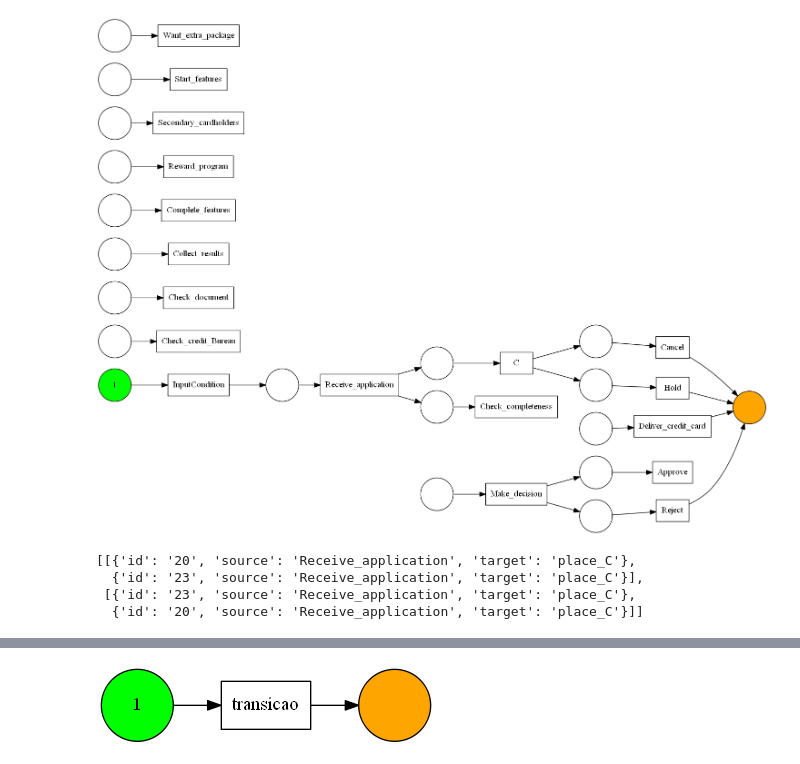
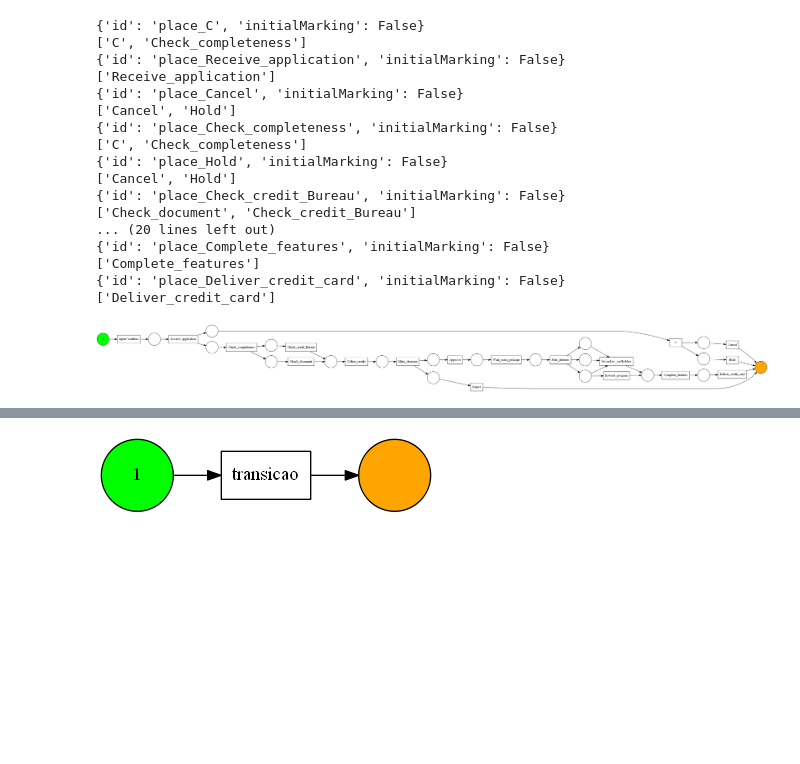
Before and after one commit to pedrogleta/yawl-to-pnml, a Jupyter notebook: yawl-to-petrinet.ipynb, the cells around one changed output, grey strips where cells are left out. Cells and saved outputs as stored; diff of their text form; code cells hidden in the pictures; blank space fills up the shorter version.

Commit message:
add or split, start rework on place-transition order

```diff
--- a/yawl-to-petrinet.ipynb
+++ b/yawl-to-petrinet.ipynb
@@ -153,6 +153,38 @@ for transition in transitions:
             arcs.append({'id': str(i), 'source': transition['id'], 'target': 'place_' + target})
             i += 1
 
+    if transition['split'] == 'and':
+        for target in transition['targets']:
+            arcs.append({'id': str(i), 'source': transition['id'], 'target': 'place_' + target})
+            i += 1
+
+    if transition['split'] == 'or':
+        nPlaces = 2 ** len(transition['targets']) - 1
+        transitionPlaces = []
+        for j in range(nPlaces):
+            placeName = 'place_' + transition['id'] + '_' + str(j)
+            place = {'id': placeName, 'initialMarking': False}
+            places.append(place)
+            arcs.append({'id': str(i), 'source': transition['id'], 'target': placeName})
+            i += 1
+            transition['targets'].append(placeName)
+
+            k = 0
+            for char in bin(j + 1)[2:]:
+                if char == '1':
+                    arcs.append({'id': str(i), 'source': placeName, 'target': transition['targets'][k]})
+                    i += 1
+                    for target in transitions:
+                        if target['id'] == transition['targets'][k]:
+                            break
+                    target['sources'].append(placeName)
+                k += 1
+            transitionPlaces.append(place)
+        transition['targets'] = []
+
+
+
+
 #Delete output transitions
 for transition in transitions:
     if transition['split'] == 'none' and len(transition['targets']) == 0:
@@ -169,43 +201,67 @@ for arc1 in arcs:
             if arc1['source'] == arc2['source'] and arc1['target'] == arc2['target']:
                 repeatedArcs.append(arc2)
                 arcsToIgnore.append(arc2)
-#Remove literal duplicates
-# repeatedArcs = [dict(t) for t in {tuple(d.items()) for d in repeatedArcs}]
 for arc in repeatedArcs:
     arcs.remove(arc)
+
+#Delete sourceless places
+for placeTransition in transitions:
+    for place in places:
+        if place['id'] == 'place_' + placeTransition['id']:
+            break
+
+    hasSource = False
+    for transition in transitions:
+        if placeTransition['id'] in transition['targets']:
+            hasSource = True
+
+    if not hasSource and not place['initialMarking']:
+        places.remove(place)
+
+
 
 
 # for transition in transitions:
 #     transitionID = transition['id']
 
 #     for element in yawl.allElements:
 #         if element.attrib['id'] == transitionID:
 #             break
 
 #     placeIDs = []
 
 #     flowsIntos = element.findall(xmlns + 'flowsInto')
 #     for flowsInto in flowsIntos:
 #         placeIDs.append('place_' + flowsInto.find(xmlns + 'nextElementRef').attrib['id'])
 
 
 #     for placeID in placeIDs:
 #         arcs.append({'id': str(i), 'source': transitionID, 'target': placeID})
 #         i += 1
 
 
 pnml = Pnml(places, transitions, arcs)
 pnml.writePnml('credit-card-demo.xml')
 
 net, initial_marking, final_marking = pnml_importer.apply('credit-card-demo.xml')
 gviz = pn_visualizer.apply(net, initial_marking, final_marking)
 pn_visualizer.view(gviz)
 # %% [output]
+{'id': 'place_C', 'initialMarking': False}
+['C', 'Check_completeness']
+{'id': 'place_Receive_application', 'initialMarking': False}
+['Receive_application']
+{'id': 'place_Cancel', 'initialMarking': False}
+['Cancel', 'Hold']
+{'id': 'place_Check_completeness', 'initialMarking': False}
+['C', 'Check_completeness']
+{'id': 'place_Hold', 'initialMarking': False}
+['Cancel', 'Hold']
+{'id': 'place_Check_credit_Bureau', 'initialMarking': False}
+['Check_document', 'Check_credit_Bureau']
+... (20 lines left out)
+{'id': 'place_Complete_features', 'initialMarking': False}
+['Complete_features']
+{'id': 'place_Deliver_credit_card', 'initialMarking': False}
+['Deliver_credit_card']
-[figure, old version]
+[figure, new version]
-# %%
-repeatedArcsPairs
-# %% [output]
-[[{'id': '20', 'source': 'Receive_application', 'target': 'place_C'},
-  {'id': '23', 'source': 'Receive_application', 'target': 'place_C'}],
- [{'id': '23', 'source': 'Receive_application', 'target': 'place_C'},
-  {'id': '20', 'source': 'Receive_application', 'target': 'place_C'}]]
```
Also changed, not shown: parts of 3 cells of this notebook, 1 other file.
